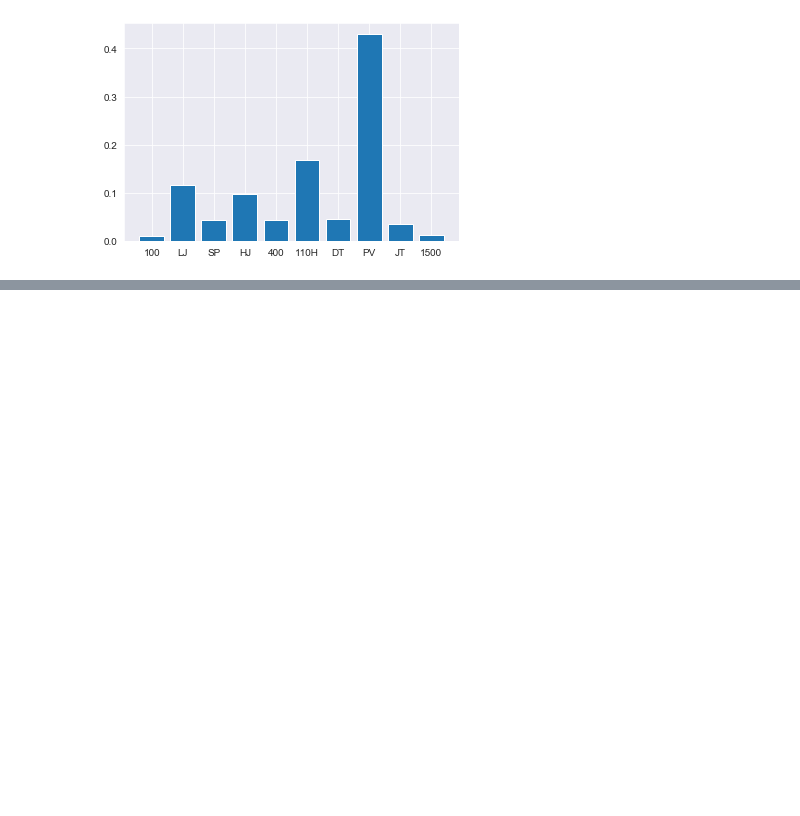
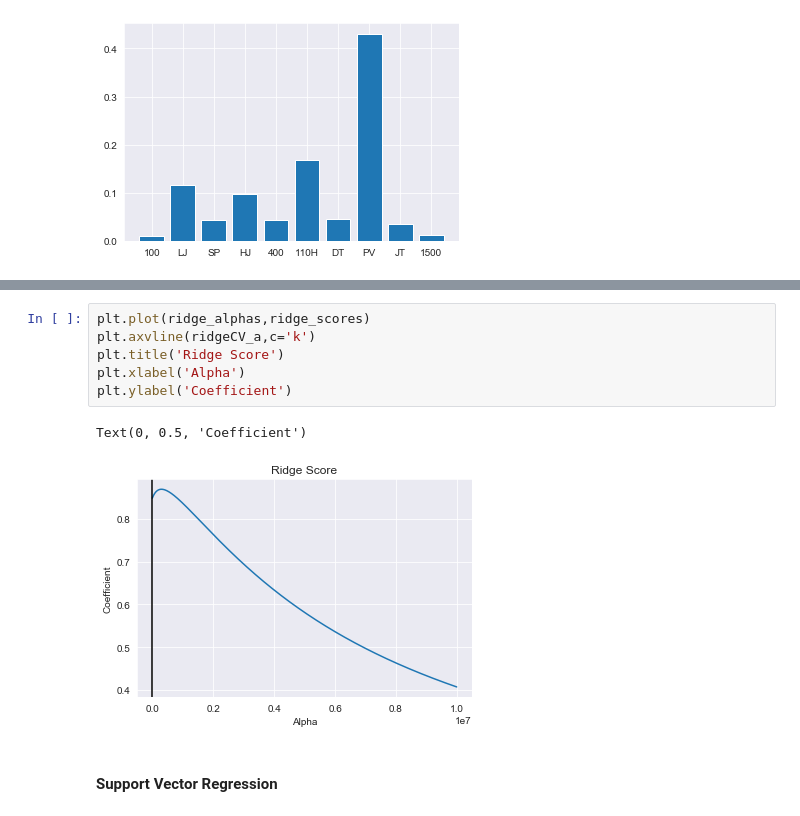
Before and after one commit to defoote/Decathlon-Analytics, a Jupyter notebook: decathlon_analysis.ipynb, the cells around one changed output, grey strips where cells are left out. Drawn from its saved outputs; the diff is of its cells as text; blank space fills up the shorter version.

```diff
--- a/decathlon_analysis.ipynb
+++ b/decathlon_analysis.ipynb
@@ -132,3 +205,14 @@ lasso.score(core_x_test,core_y_test)
+# %%
+plt.plot(ridge_alphas,ridge_scores)
+plt.axvline(ridgeCV_a,c='k')
+plt.title('Ridge Score')
+plt.xlabel('Alpha')
+plt.ylabel('Coefficient')
+# %% [output]
+Text(0, 0.5, 'Coefficient')
+[figure, added]
+# %% [markdown]
+#### Support Vector Regression
 # %%
 from sklearn.svm import SVR
 svr = SVR(kernel='linear',gamma='scale')
```
Also changed, not shown: parts of 30 cells of this notebook.
